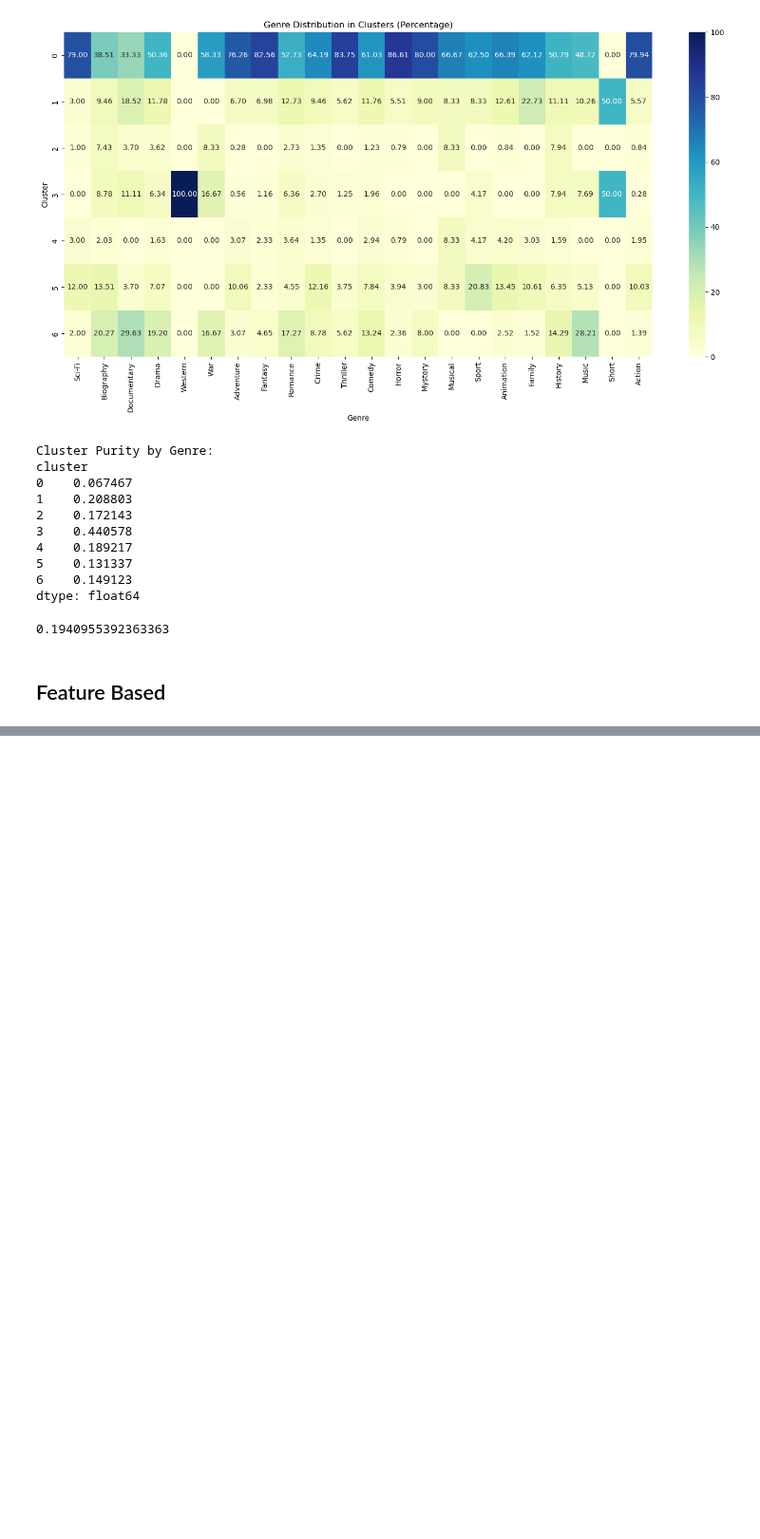
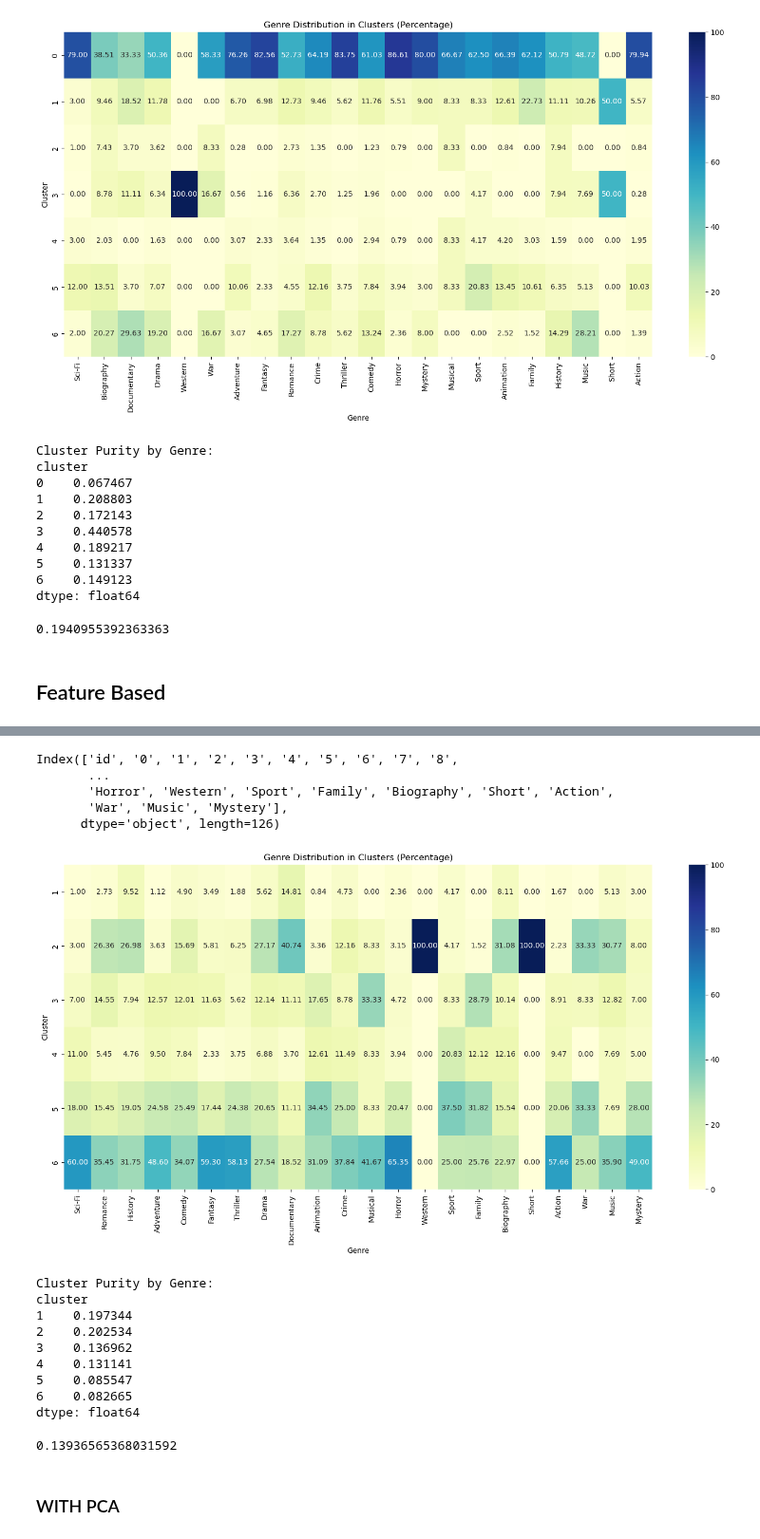
Before and after one commit to luigiascio/Data-Mining-2, a Jupyter notebook: time_series/TS_clustering.ipynb, the cells around one changed output, grey strips where cells are left out. Shown at 95% size. Drawn from its saved outputs; the diff is of its cells as text; code cells hidden in the pictures; blank space fills up the shorter version.

```diff
--- a/time_series/TS_clustering.ipynb
+++ b/time_series/TS_clustering.ipynb
@@ -402,0 +563,18 @@ clusterer = DBSCAN(eps=0.5, min_samples=5)
+# %%
+import pandas as pd
+from ast import literal_eval
+
+ts_gen = ts_g
+
+# Convert the genre column from string representation of list to actual list
+ts_gen['genre'] = ts_gen['genre'].apply(literal_eval)
+
+# Create a new DataFrame with binary columns for each genre
+genres = set(g for sublist in ts_gen['genre'] for g in sublist)
+for genre in genres:
+    ts_gen[genre] = ts_gen['genre'].apply(lambda x: 1 if genre in x else 0)
+
+# Drop the original genre column
+ts_gen = ts_gen.drop(columns=['genre'])
+
+ts_gen
@@ -402,0 +612,50 @@ clusterer = DBSCAN(eps=0.5, min_samples=5)
+# %%
+ts_gen.columns
+# %% [output]
+Index(['id', '0', '1', '2', '3', '4', '5', '6', '7', '8',
+       ...
+       'Horror', 'Western', 'Sport', 'Family', 'Biography', 'Short', 'Action',
+       'War', 'Music', 'Mystery'],
+      dtype='object', length=126)
+# %%
+import pandas as pd
+import matplotlib.pyplot as plt
+import seaborn as sns
+
+# Calcola la distribuzione dei generi per cluster
+genre_columns = ts_gen.columns[-22:]
+genre_distribution = ts_gen.groupby('cluster')[genre_columns].sum()
+
+# Converte i conteggi in percentuali rispetto al totale per ciascun genere
+genre_distribution_percentage = genre_distribution.div(genre_distribution.sum(axis=0), axis=1) * 100
+
+# Crea la heatmap
+plt.figure(figsize=(18, 8))
+sns.heatmap(genre_distribution_percentage, annot=True, fmt='.2f', cmap='YlGnBu')
+plt.title('Genre Distribution in Clusters (Percentage)')
+plt.xlabel('Genre')
+plt.ylabel('Cluster')
+plt.show()
+
+# Calcola la purity per ciascun genere
+genre_purity = genre_distribution_percentage.max(axis=1) / genre_distribution_percentage.sum(axis=1)
+
+print("Cluster Purity by Genre:")
+print(genre_purity)
+# %% [output]
+[figure, added]
+Cluster Purity by Genre:
+cluster
+1    0.197344
+2    0.202534
+3    0.136962
+4    0.131141
+5    0.085547
+6    0.082665
+dtype: float64
+# %%
+genre_purity.mean()
+# %% [output]
+0.13936565368031592
+# %% [markdown]
+### WITH PCA
```
Also changed, not shown: parts of 40 cells of this notebook, 1 other file.
